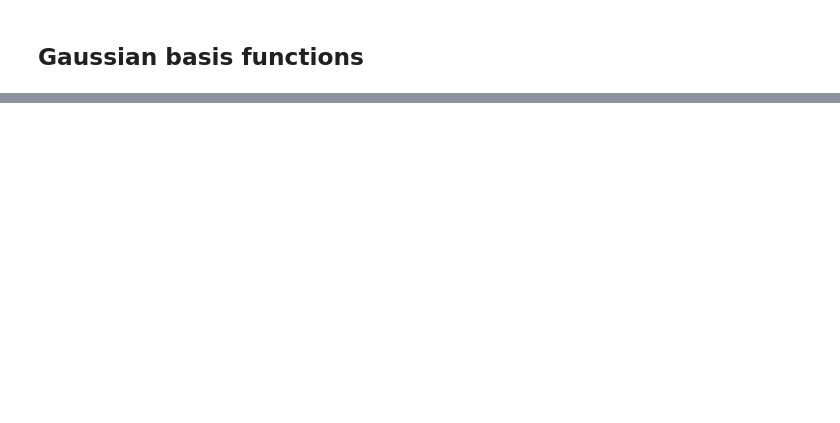
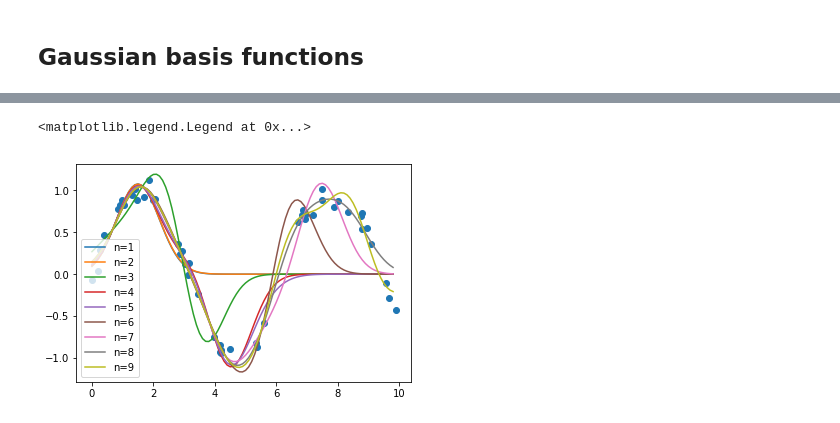
Before and after one commit to mccullaghlab/CHEM571A-FALL2018, a Jupyter notebook: notes/Basis Functions.ipynb, the cells around one changed output, grey strips where cells are left out. Saved outputs shown, nothing was run; the diff lists cells and outputs as text; code cells hidden in the pictures; blank space fills up the shorter version.

```diff
--- a/notes/Basis Functions.ipynb
+++ b/notes/Basis Functions.ipynb
@@ -126,0 +119,37 @@ plt.xlim(0, 10);
+# %%
+# fit "data" to guassians
+# number of gaussians
+N = 10
+def gauss_sum(x,cs,xis,alpha):
+    f = 0.
+    for i in range(cs.size):
+        f += cs[i]*gauss(x,xis[i],alpha)
+    return f
+
+# generate sinusoidal "data"
+rng = np.random.RandomState(1)
+x = 10 * rng.rand(50)
+y = np.sin(x) + 0.1 * rng.randn(50)
+# plot data
+plt.scatter(x, y)
+
+# spacing of gaussians
+deltaX = (np.amax(x)-np.amin(x))/N
+xMin = np.amin(x)
+xis = np.empty(N,dtype=float)
+for i in range(N):
+    xis[i] = xMin+(i+0.5)*deltaX
+# x values for plotting gaussians
+xfit = np.arange(np.amin(x),np.amax(x),0.1)
+
+# make coefficient matrix for gaussian values
+A = gauss(x,xis[0],alpha)
+for i in range(1,N):
+    A = np.column_stack((A,gauss(x,xis[i],alpha)))
+    cs = np.linalg.lstsq(A,y)[0]
+    label = "n="+str(i)
+    plt.plot(xfit, gauss_sum(xfit,cs,xis,alpha),label=label)
+plt.legend()
+# %% [output]
+<matplotlib.legend.Legend at 0x...>
+[figure, added]
```
Also changed, not shown: parts of 7 cells of this notebook, 3 other files.
